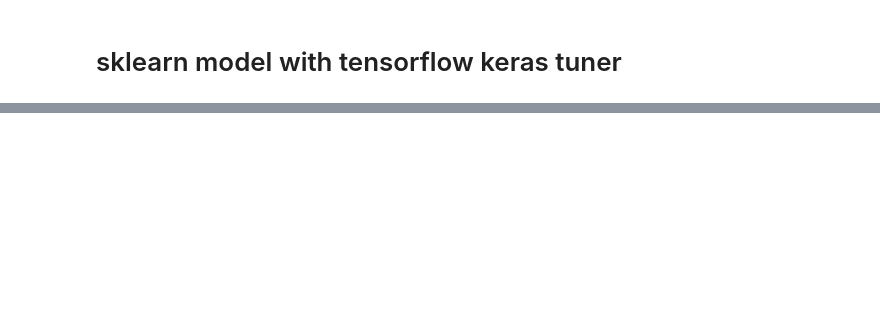
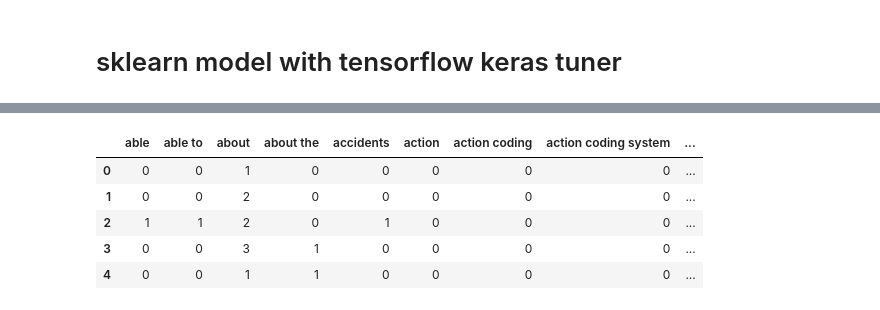
Before and after one commit to JD-DS/Learning-Agency-Lab---Automated-Essay-Scoring-2.0, a Jupyter notebook: sklearn-model.ipynb, the cells around one changed output, grey strips where cells are left out. Saved outputs shown, nothing was run; the diff lists cells and outputs as text; code cells hidden in the pictures; blank space fills up the shorter version.

```diff
--- a/sklearn-model.ipynb
+++ b/sklearn-model.ipynb
@@ -199,3 +246,12 @@ df.tail()
+# %%
+df_ngrams.head()
+# %% [output]
+|  | able | able to | about | about the | accidents | action | action coding | action coding system | ... |
+| 0 | 0 | 0 | 1 | 0 | 0 | 0 | 0 | 0 | ... |
+| 1 | 0 | 0 | 2 | 0 | 0 | 0 | 0 | 0 | ... |
+| 2 | 1 | 1 | 2 | 0 | 1 | 0 | 0 | 0 | ... |
+| 3 | 0 | 0 | 3 | 1 | 0 | 0 | 0 | 0 | ... |
+| 4 | 0 | 0 | 1 | 1 | 0 | 0 | 0 | 0 | ... |
 # %%
 import spacy
 
```
Also changed, not shown: parts of 16 cells of this notebook, 1 other file.
